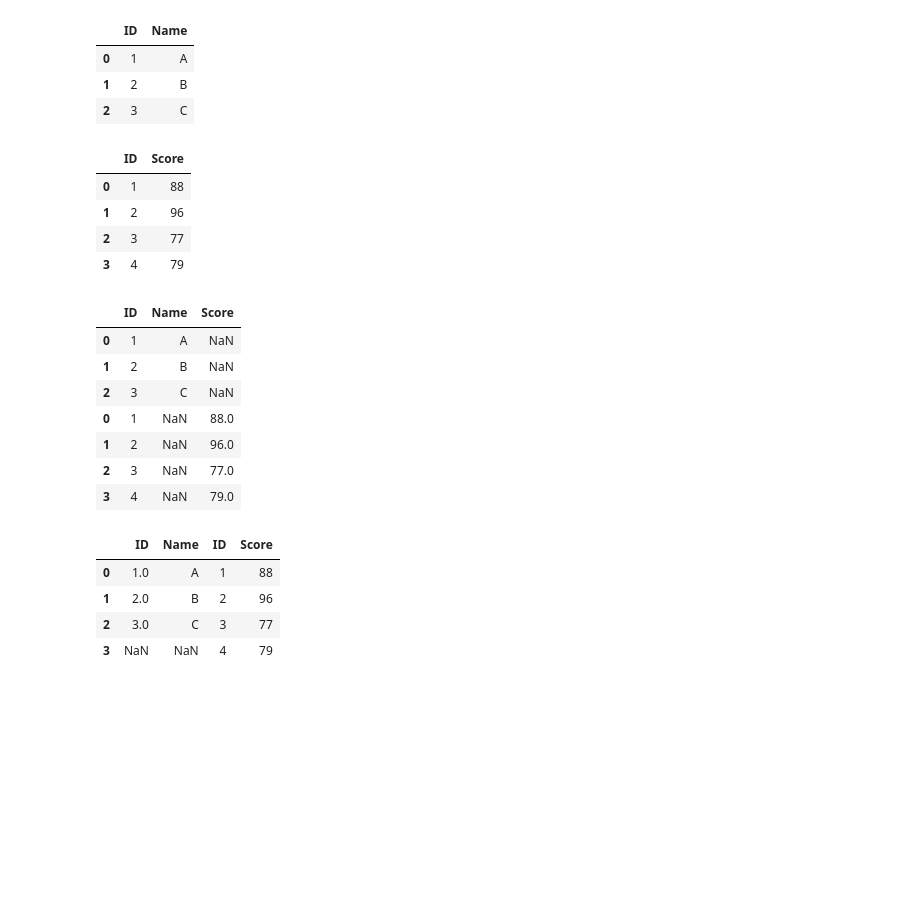
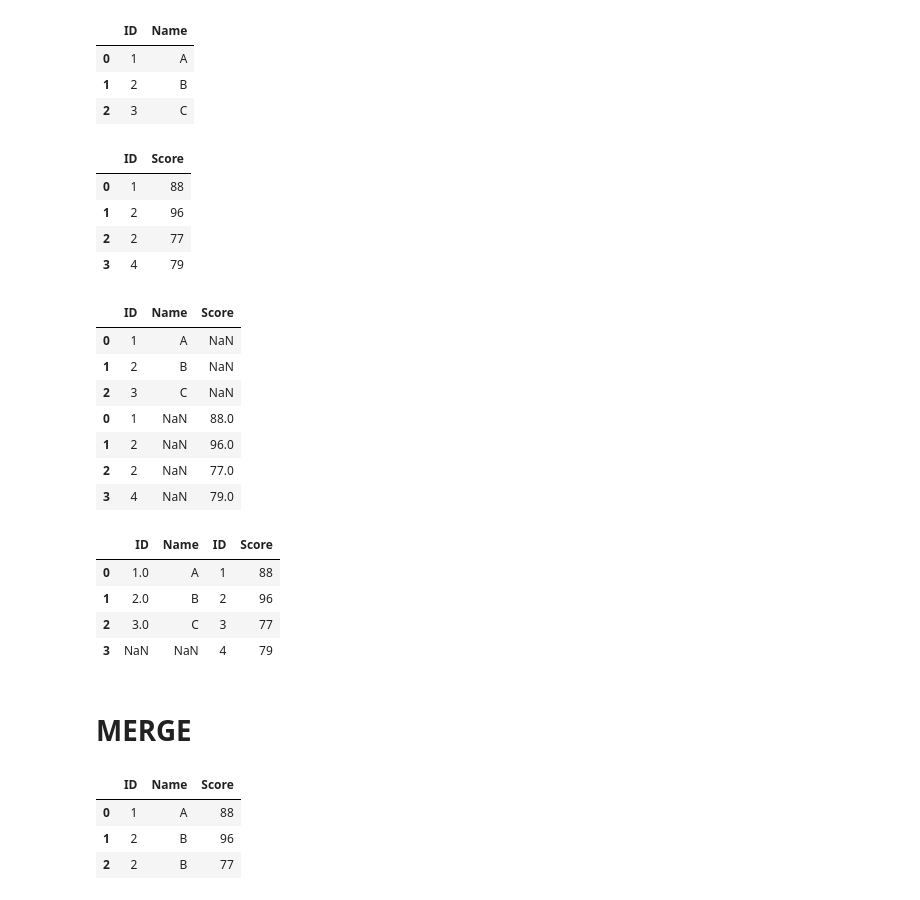
Before and after one commit to certifiedslidder-sudo/Pandas, a Jupyter notebook: basics.ipynb, the cells around one changed output. Cells and saved outputs as stored; diff of their text form; code cells hidden in the pictures; blank space fills up the shorter version.

Commit message:
Concatenate and merge data frames (JOINS)

```diff
--- a/basics.ipynb
+++ b/basics.ipynb
@@ -624,13 +624,13 @@ df1
 | 1 | 2 | B |
 | 2 | 3 | C |
 # %%
-df2 = pd.DataFrame({'ID': [1,2,3,4],'Score' : [88,96,77,79]})
+df2 = pd.DataFrame({'ID': [1,2,2,4],'Score' : [88,96,77,79]})
 df2
 # %% [output]
 |  | ID | Score |
 | 0 | 1 | 88 |
 | 1 | 2 | 96 |
-| 2 | 3 | 77 |
+| 2 | 2 | 77 |
 | 3 | 4 | 79 |
 # %%
 pd.concat([df1,df2], axis =0)   # top on top / row level / vertical
@@ -642,7 +642,7 @@ pd.concat([df1,df2], axis =0)   # top on top / row level / vertical
 | 2 | 3 | C | NaN |
 | 0 | 1 | NaN | 88.0 |
 | 1 | 2 | NaN | 96.0 |
-| 2 | 3 | NaN | 77.0 |
+| 2 | 2 | NaN | 77.0 |
 | 3 | 4 | NaN | 79.0 |
 # %%
 pd.concat([df1,df2], axis =1)   # side on side
@@ -652,3 +652,5 @@ pd.concat([df1,df2], axis =1)   # side on side
 | 1 | 2.0 | B | 2 | 96 |
 | 2 | 3.0 | C | 3 | 77 |
 | 3 | NaN | NaN | 4 | 79 |
+# %% [markdown]
+# MERGE
@@ -654,0 +669,10 @@ pd.concat([df1,df2], axis =1)   # side on side
+# %%
+#merge = join
+pd.merge(df1, df2 , how = 'inner', on = 'ID')
+
+# SYNTAX=    (left: DataFrame | Series[Any], right: DataFrame | Series[Any], how: MergeHow = "inner", on: Label)
+# %% [output]
+|  | ID | Name | Score |
+| 0 | 1 | A | 88 |
+| 1 | 2 | B | 96 |
+| 2 | 2 | B | 77 |
```
Also changed, not shown: parts of 9 cells of this notebook.
